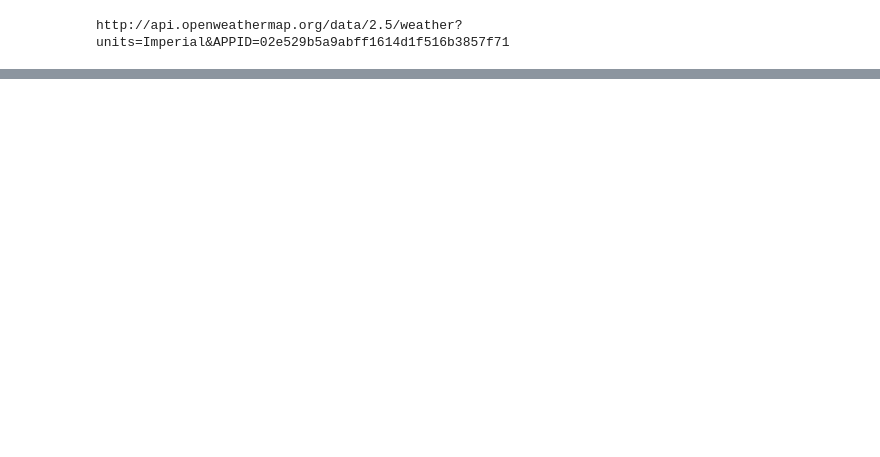
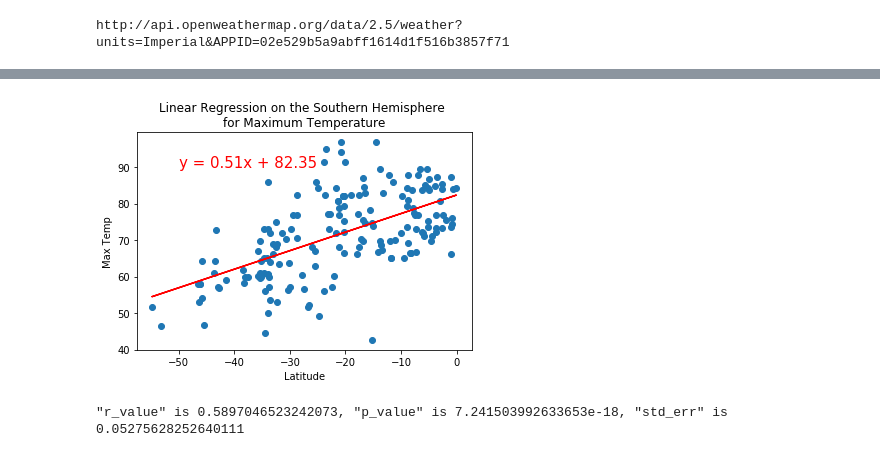
Before and after one commit to Gloriasc419/World_Weather_Analysis, a Jupyter notebook: WeatherPy.ipynb, the cells around one changed output, grey strips where cells are left out. Drawn from its saved outputs; the diff is of its cells as text; code cells hidden in the pictures; blank space fills up the shorter version.

```diff
--- a/WeatherPy.ipynb
+++ b/WeatherPy.ipynb
@@ -274,0 +332,10 @@ plt.show()
+# %%
+# Linear regression on the Southern Hemisphere
+x_values = southern_hemi_df["Lat"]
+y_values = southern_hemi_df["Max Temp"]
+# Call the function.
+plot_linear_regression(x_values, y_values,
+                       'Linear Regression on the Southern Hemisphere \nfor Maximum Temperature', 'Max Temp',(-50,90))
+# %% [output]
+[figure, added]
+"r_value" is 0.5897046523242073, "p_value" is 7.241503992633653e-18, "std_err" is 0.05275628252640111
```
Also changed, not shown: parts of 22 cells of this notebook.
